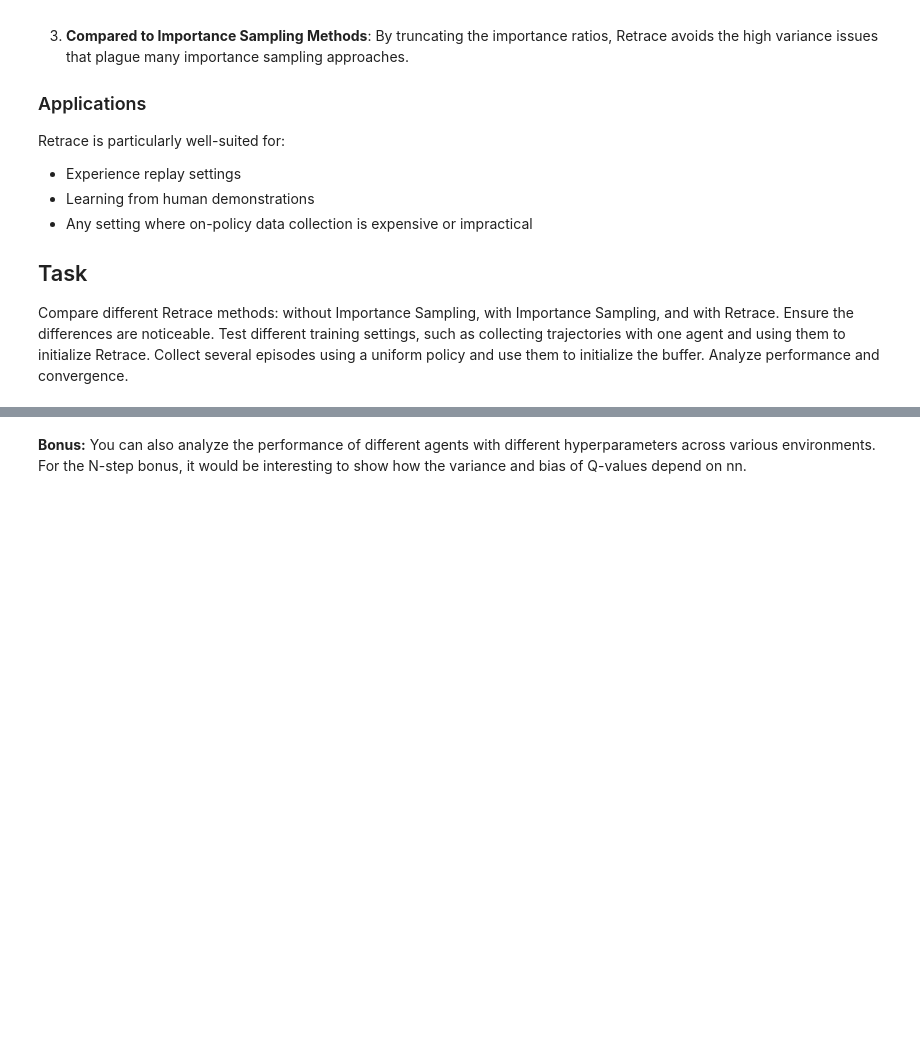
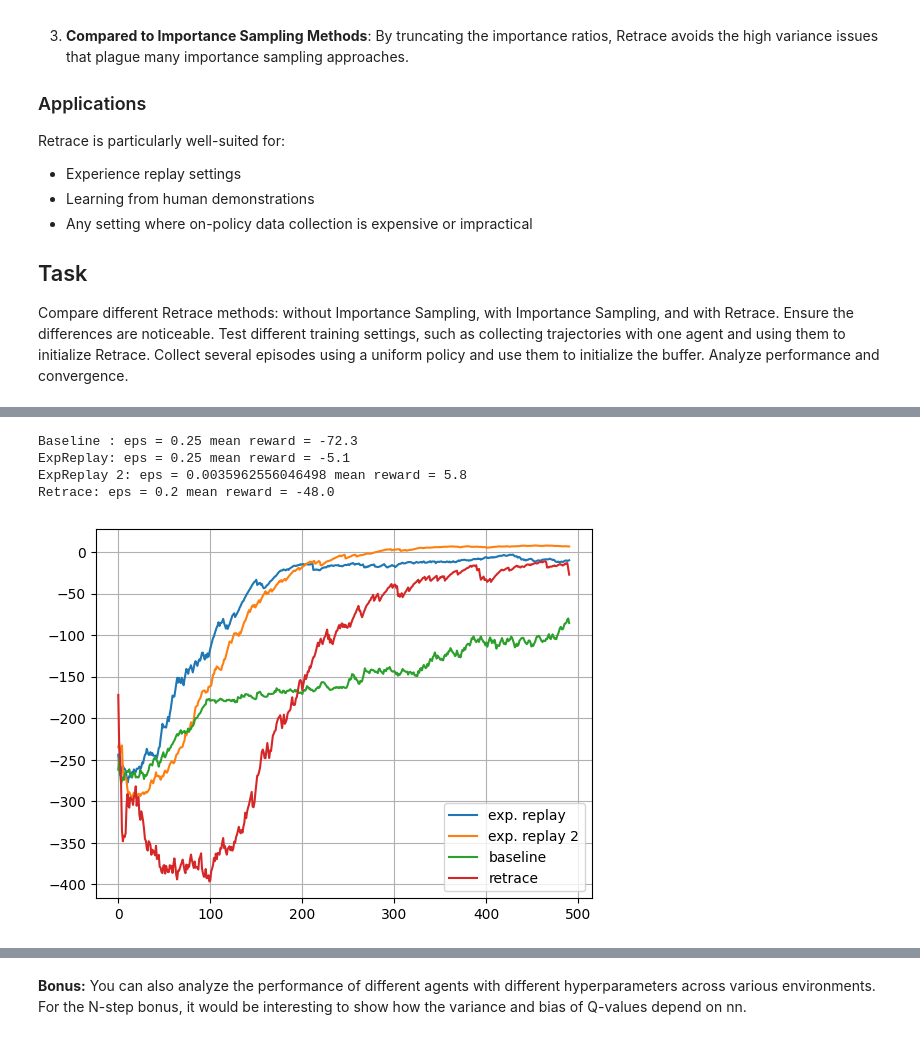
Before and after one commit to PsAndr/Practical_RL, a Jupyter notebook: week03_model_free/homework.ipynb, the cells around one changed output, grey strips where cells are left out. Saved outputs shown, nothing was run; the diff lists cells and outputs as text; code cells hidden in the pictures; blank space fills up the shorter version.

```diff
--- a/week03_model_free/homework.ipynb
+++ b/week03_model_free/homework.ipynb
@@ -1575,0 +1596,46 @@ Retrace: eps = 0.25 mean reward = -34.0
+# %%
+env = gym.make("Taxi-v3")
+
+agent_baseline = QLearningAgent(alpha=0.2, epsilon=0.25, discount=0.99, env=env)
+
+agent_replay = QLearningAgent(alpha=0.2, epsilon=0.25, discount=0.99, env=env)
+replay = ReplayBuffer(10000)
+
+agent_replay_2 = QLearningAgent(alpha=0.1, epsilon=0.5, discount=0.999, env=env)
+replay_2 = ReplayBuffer(100)
+
+sequence_buffer = SequenceBuffer(10000)
+retrace_agent = RetraceAgent(alpha=0.1, epsilon=0.2, discount=0.99, env=env, lambda_factor=0.95)
+
+rewards_replay, rewards_replay_2, rewards_baseline, rewards_retrace = [], [], [], []
+
+t_max = 100
+for i in trange(500):
+    rewards_replay.append(play_and_train_with_replay(env, agent_replay, replay, t_max=t_max))
+    rewards_replay_2.append(play_and_train_with_replay(env, agent_replay_2, replay_2, t_max=t_max))
+    rewards_baseline.append(play_and_train_with_replay(env, agent_baseline, replay=None, t_max=t_max))
+    rewards_retrace.append(
+        play_and_train_retrace(env, retrace_agent, sequence_buffer, t_max=t_max, trajectory_len=8, n_train_steps=32)
+    )
+
+    agent_replay_2.epsilon *= 0.99
+    if i % 10 == 0:
+
+        clear_output(True)
+        print("Baseline : eps =", agent_baseline.epsilon, "mean reward =", np.mean(rewards_baseline[-10:]))
+        print("ExpReplay: eps =", agent_replay.epsilon, "mean reward =", np.mean(rewards_replay[-10:]))
+        print("ExpReplay 2: eps =", agent_replay_2.epsilon, "mean reward =", np.mean(rewards_replay_2[-10:]))
+        print("Retrace: eps =", retrace_agent.epsilon, "mean reward =", np.mean(rewards_retrace[-10:]))
+        plt.plot(moving_average(rewards_replay, span=50), label="exp. replay")
+        plt.plot(moving_average(rewards_replay_2, span=50), label="exp. replay 2")
+        plt.plot(moving_average(rewards_baseline, span=50), label="baseline")
+        plt.plot(moving_average(rewards_retrace, span=50), label="retrace")
+        plt.grid()
+        plt.legend()
+        plt.show()
+# %% [output]
+Baseline : eps = 0.25 mean reward = -72.3
+ExpReplay: eps = 0.25 mean reward = -5.1
+ExpReplay 2: eps = 0.0035962556046498 mean reward = 5.8
+Retrace: eps = 0.2 mean reward = -48.0
+[figure, added]
```
Also changed, not shown: parts of 9 cells of this notebook.
